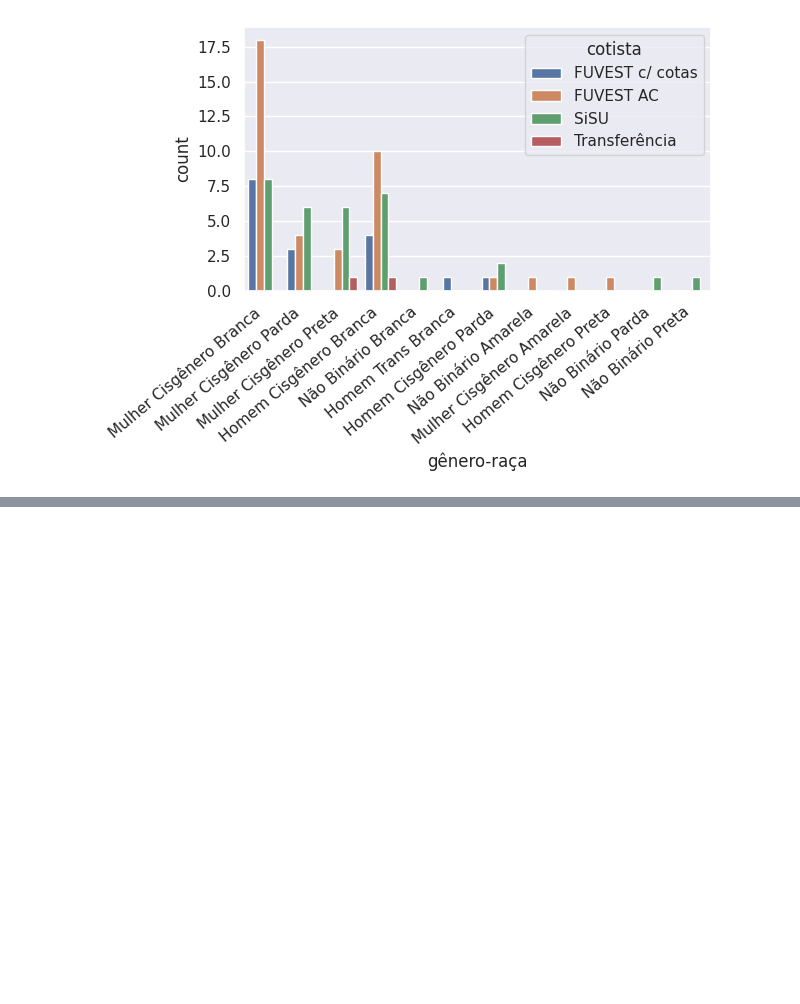
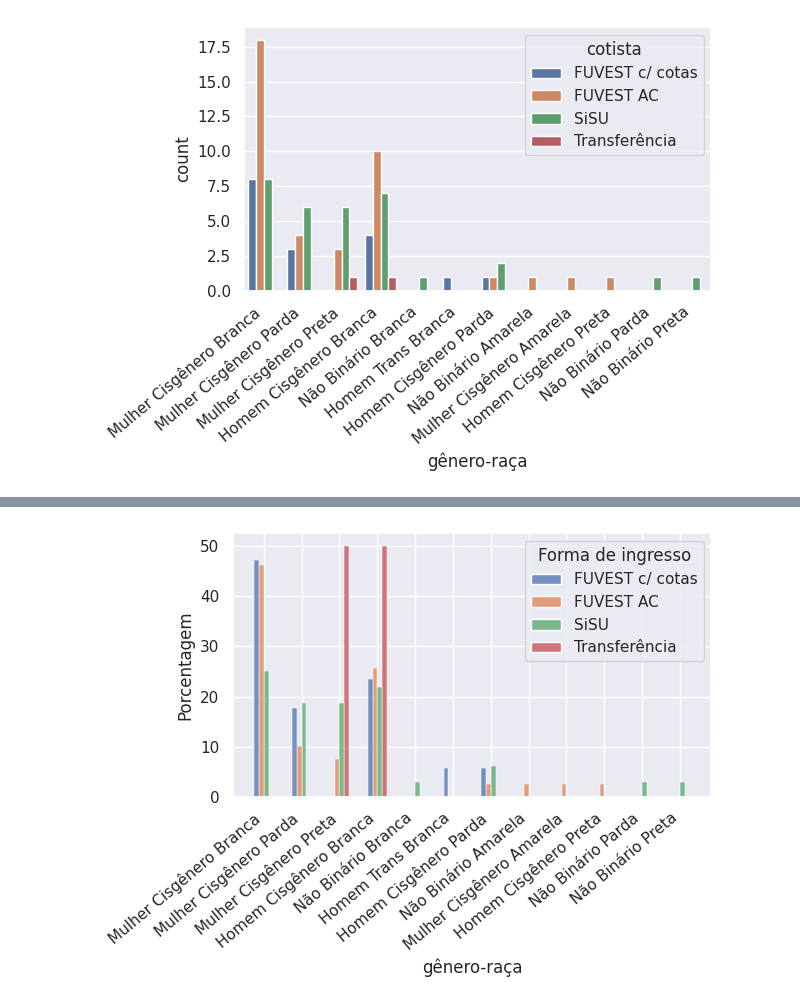
Before and after one commit to thiagogomesverissimo/notebooks, a Jupyter notebook: snippets/2022/luiz-cl-barplot/script.ipynb, the cells around one changed output, grey strips where cells are left out. Saved outputs shown, nothing was run; the diff lists cells and outputs as text; code cells hidden in the pictures; blank space fills up the shorter version.

```diff
--- a/snippets/2022/luiz-cl-barplot/script.ipynb
+++ b/snippets/2022/luiz-cl-barplot/script.ipynb
@@ -107,0 +125,19 @@ plt.show()
+# %%
+import seaborn as sns
+
+ax = sns.histplot(
+   x = df['gênero-raça'],
+   hue=df['Forma de ingresso'],
+   multiple="dodge",
+   stat = 'percent',
+   shrink = 0.5,
+   common_norm=False
+)
+ax.set(ylabel='Porcentagem')
+
+ax.set_xticklabels(ax.get_xticklabels(), rotation=40, ha="right")
+plt.tight_layout()
+plt.savefig('output/luiz3.png')
+plt.show()
+# %% [output]
+[figure, added]
```
Also changed, not shown: parts of 3 cells of this notebook, 2 other files.
